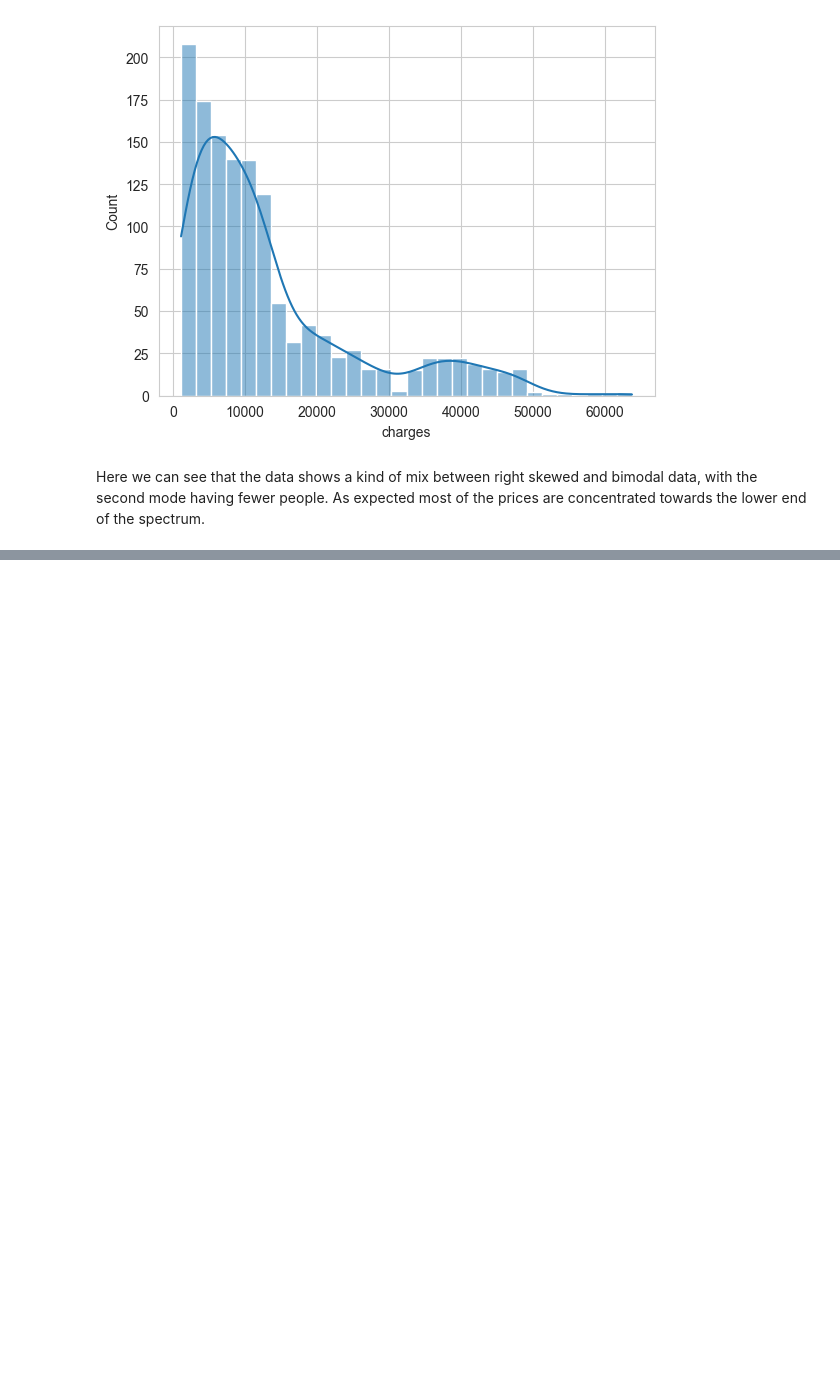
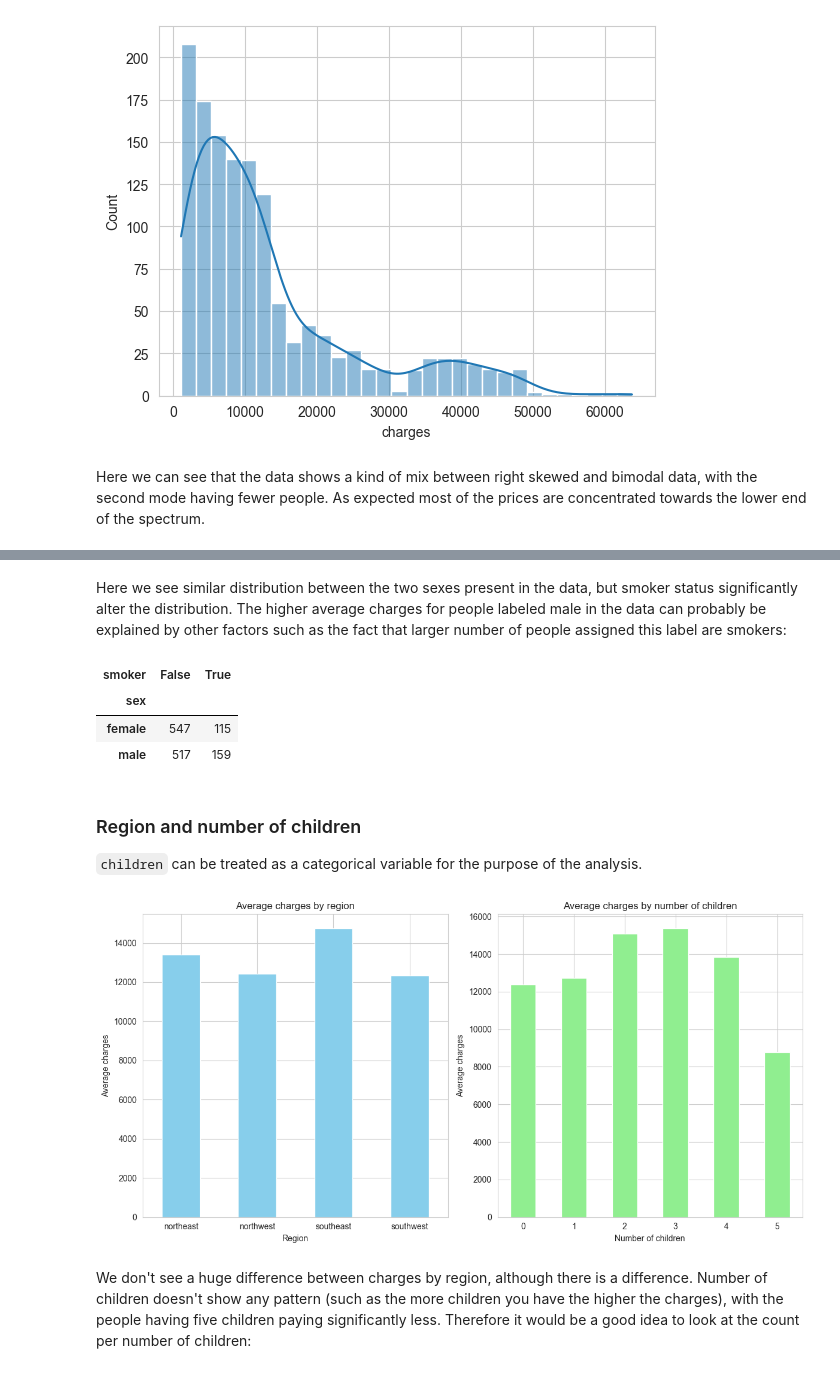
Before and after one commit to ramaz-abdelgadir/Hackathon1-Insurance, a Jupyter notebook: jupyter_notebooks/data_vizualization.ipynb, the cells around one changed output, grey strips where cells are left out. Cells and saved outputs as stored; diff of their text form; code cells hidden in the pictures; blank space fills up the shorter version.

```diff
--- a/jupyter_notebooks/data_vizualization.ipynb
+++ b/jupyter_notebooks/data_vizualization.ipynb
@@ -69,0 +114,45 @@ Here we can see that the data shows a kind of mix between right skewed and bimod
+# %% [markdown]
+Here we see similar distribution between the two sexes present in the data, but smoker status significantly alter the distribution. The higher average charges for people labeled male in the data can probably be explained by other factors such as the fact that larger number of people assigned this label are smokers:
+# %%
+insurance.groupby(['sex', 'smoker']).size().unstack(fill_value=0)
+# %% [output]
+| smoker | False | True |
+| sex |  |  |
+| female | 547 | 115 |
+| male | 517 | 159 |
+# %% [markdown]
+### Region and number of children
+`children` can be treated as a categorical variable for the purpose of the analysis.
+# %%
+# Calculate average charges by sex
+avg_charges_by_region = insurance.groupby('region')['charges'].mean()
+
+# Calculate average charges by smoker status
+avg_charges_by_children = insurance.groupby('children')['charges'].mean()
+
+# Create a single figure for both bar plots
+plt.figure(figsize=(12, 6))
+
+# Bar plot for average charges by sex
+plt.subplot(1, 2, 1)  # 1 row, 2 columns, plot 1
+avg_charges_by_region.plot(kind='bar', color='skyblue')
+plt.title('Average charges by region')
+plt.xlabel('Region')
+plt.ylabel('Average charges')
+plt.xticks(rotation=0)
+
+# Bar plot for average charges by smoker status
+plt.subplot(1, 2, 2)  # 1 row, 2 columns, plot 2
+avg_charges_by_children.plot(kind='bar', color='lightgreen')
+plt.title('Average charges by number of children')
+plt.xlabel('Number of children')
+plt.ylabel('Average charges')
+plt.xticks(rotation=0)
+
+# Display the plots
+plt.tight_layout()
+plt.show()
+# %% [output]
+[figure, added]
+# %% [markdown]
+We don't see a huge difference between charges by region, although there is a difference. Number of children doesn't show any pattern (such as the more children you have the higher the charges), with the people having five children paying significantly less. Therefore it would be a good idea to look at the count per number of children:
```
Also changed, not shown: parts of 7 cells of this notebook.
